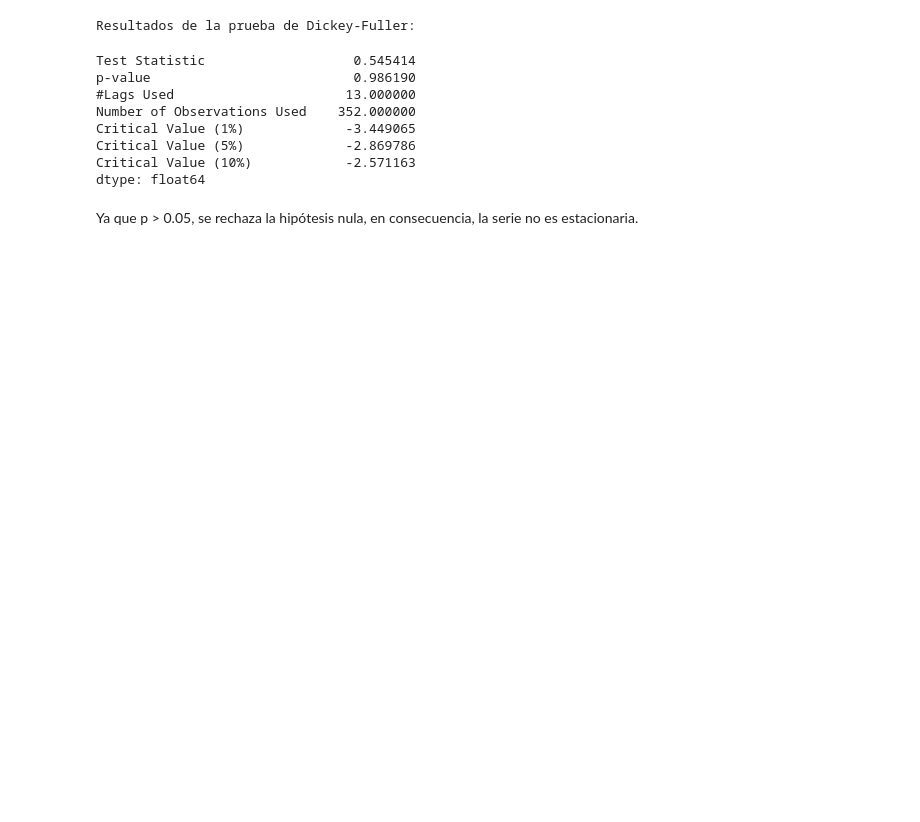
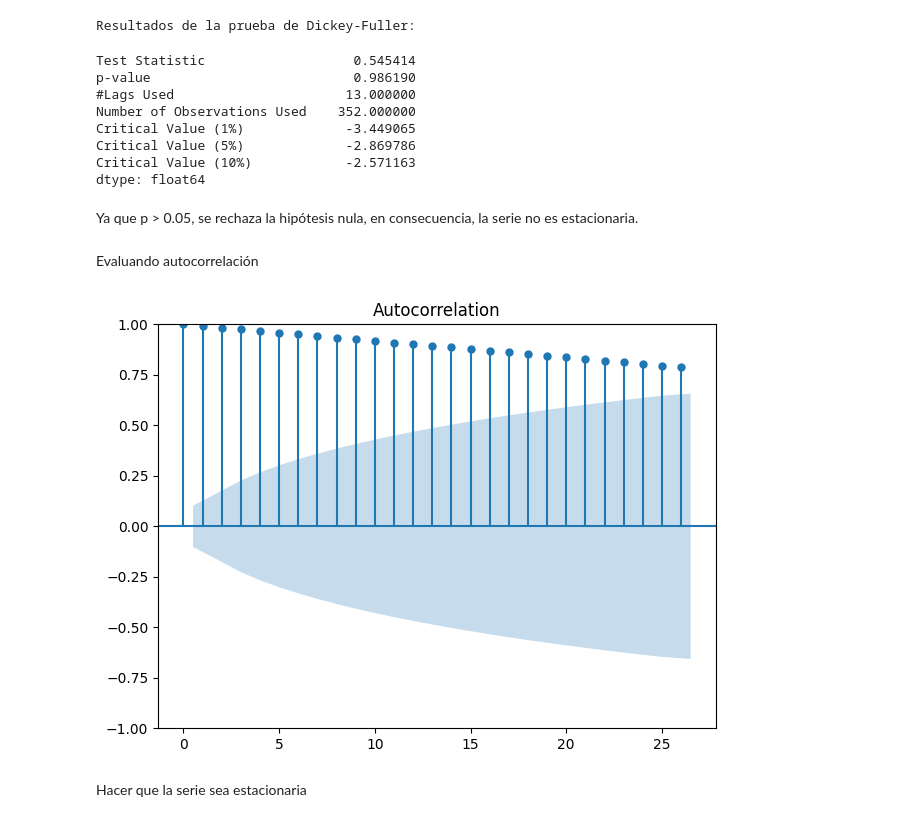
Before and after one commit to josedrosales/Time-Series, a Jupyter notebook: src/time_series.ipynb, the cells around one changed output. Saved outputs shown, nothing was run; the diff lists cells and outputs as text; code cells hidden in the pictures; blank space fills up the shorter version.

```diff
--- a/src/time_series.ipynb
+++ b/src/time_series.ipynb
@@ -115,3 +115,17 @@ Critical Value (10%)            -2.571163
 dtype: float64
 # %% [markdown]
 Ya que p > 0.05, se rechaza la hipótesis nula, en consecuencia, la serie no es estacionaria.
+# %% [markdown]
+Evaluando autocorrelación
+# %%
+from statsmodels.graphics.tsaplots import plot_acf
+
+plot_acf(ts)
+
+plt.tight_layout()
+
+plt.show()
+# %% [output]
+[figure, added]
+# %% [markdown]
+Hacer que la serie sea estacionaria
```
Also changed, not shown: parts of 5 cells of this notebook.
